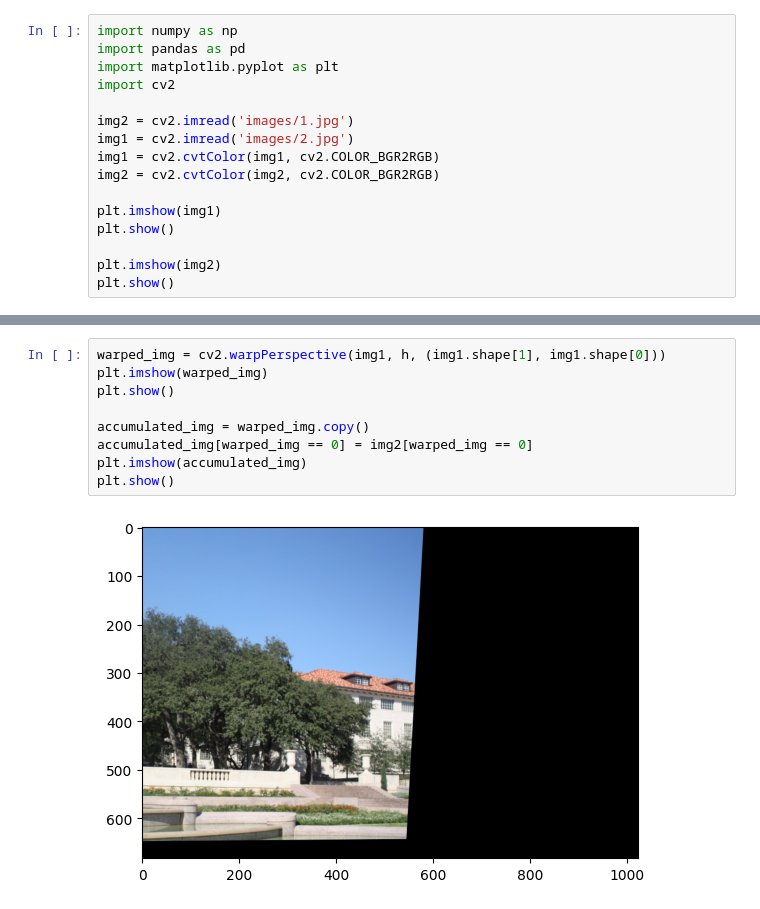
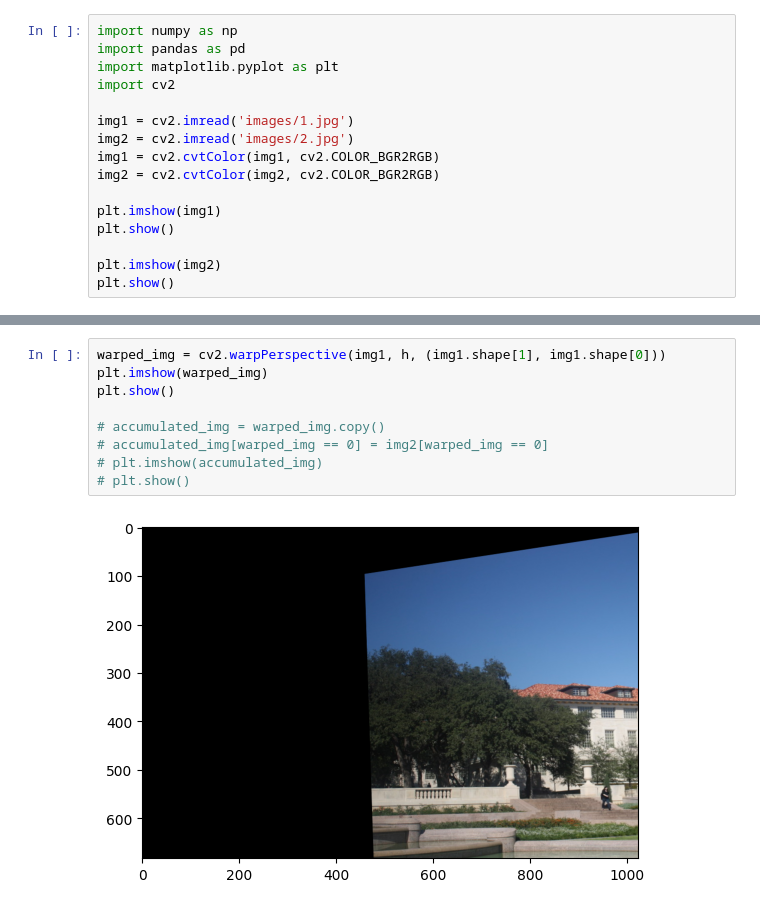
Before and after one commit to MohamedFarid612/Image-Mosaic-Using-homography, a Jupyter notebook: main.ipynb, the cells around one changed output, grey strips where cells are left out. Cells and saved outputs as stored; diff of their text form.

```diff
--- a/main.ipynb
+++ b/main.ipynb
@@ -4,8 +4,8 @@ import pandas as pd
 import matplotlib.pyplot as plt
 import cv2
 
-img2 = cv2.imread('images/1.jpg')
-img1 = cv2.imread('images/2.jpg')
+img1 = cv2.imread('images/1.jpg')
+img2 = cv2.imread('images/2.jpg')
 img1 = cv2.cvtColor(img1, cv2.COLOR_BGR2RGB)
 img2 = cv2.cvtColor(img2, cv2.COLOR_BGR2RGB)
 
@@ -113,11 +113,11 @@ print(points2[0])
 # %%
 warped_img = cv2.warpPerspective(img1, h, (img1.shape[1], img1.shape[0]))
 plt.imshow(warped_img)
 plt.show()
 
-accumulated_img = warped_img.copy()
-accumulated_img[warped_img == 0] = img2[warped_img == 0]
-plt.imshow(accumulated_img)
-plt.show()
+# accumulated_img = warped_img.copy()
+# accumulated_img[warped_img == 0] = img2[warped_img == 0]
+# plt.imshow(accumulated_img)
+# plt.show()
 # %% [output]
-[figure, old version]
+[figure, new version]
```
Also changed, not shown: parts of 5 cells of this notebook.
